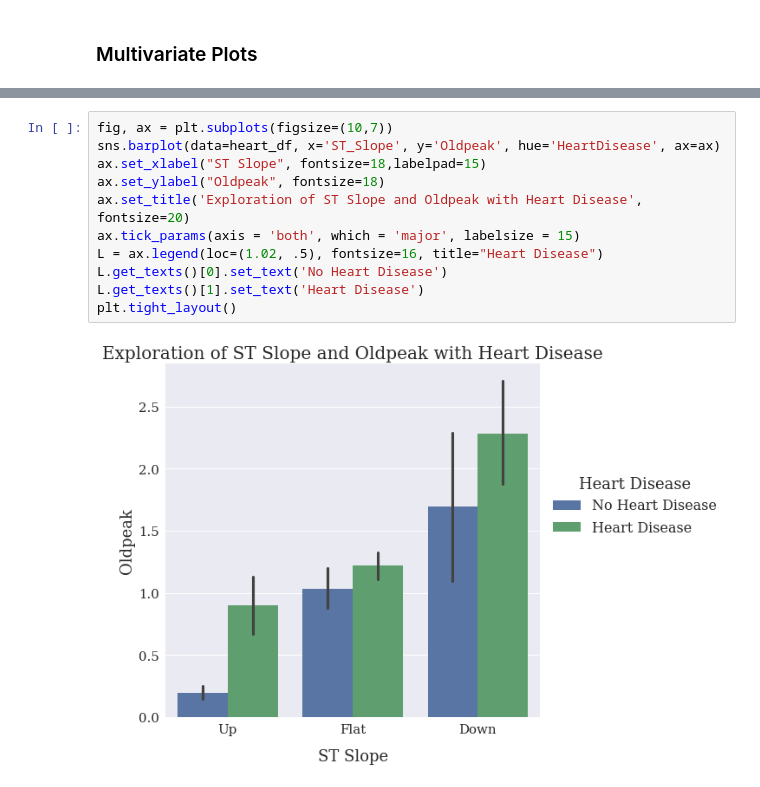
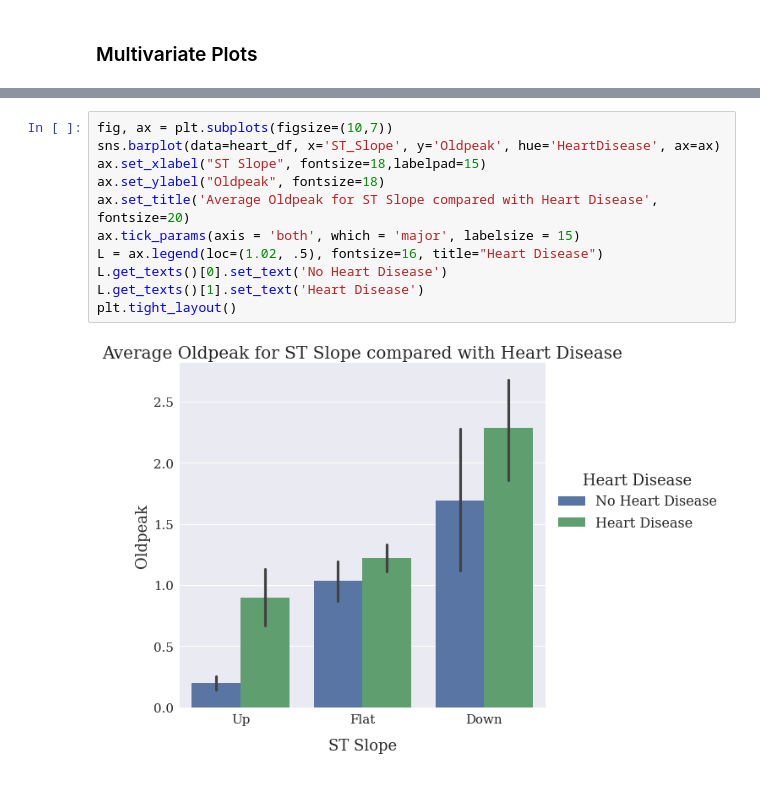
Before and after one commit to rvtovar/Heart_Disease, a Jupyter notebook: Heart_Disease.ipynb, the cells around one changed output, grey strips where cells are left out. Cells and saved outputs as stored; diff of their text form.

Commit message:
Changed title

```diff
--- a/Heart_Disease.ipynb
+++ b/Heart_Disease.ipynb
@@ -289,13 +289,13 @@ plt.tight_layout()
 # %%
 fig, ax = plt.subplots(figsize=(10,7))
 sns.barplot(data=heart_df, x='ST_Slope', y='Oldpeak', hue='HeartDisease', ax=ax)
 ax.set_xlabel("ST Slope", fontsize=18,labelpad=15)
 ax.set_ylabel("Oldpeak", fontsize=18)
-ax.set_title('Exploration of ST Slope and Oldpeak with Heart Disease', fontsize=20)
+ax.set_title('Average Oldpeak for ST Slope compared with Heart Disease', fontsize=20)
 ax.tick_params(axis = 'both', which = 'major', labelsize = 15)
 L = ax.legend(loc=(1.02, .5), fontsize=16, title="Heart Disease")
 L.get_texts()[0].set_text('No Heart Disease')
 L.get_texts()[1].set_text('Heart Disease')
 plt.tight_layout()
 # %% [output]
-[figure, old version]
+[figure, new version]
```
Also changed, not shown: parts of 1 cell of this notebook.
